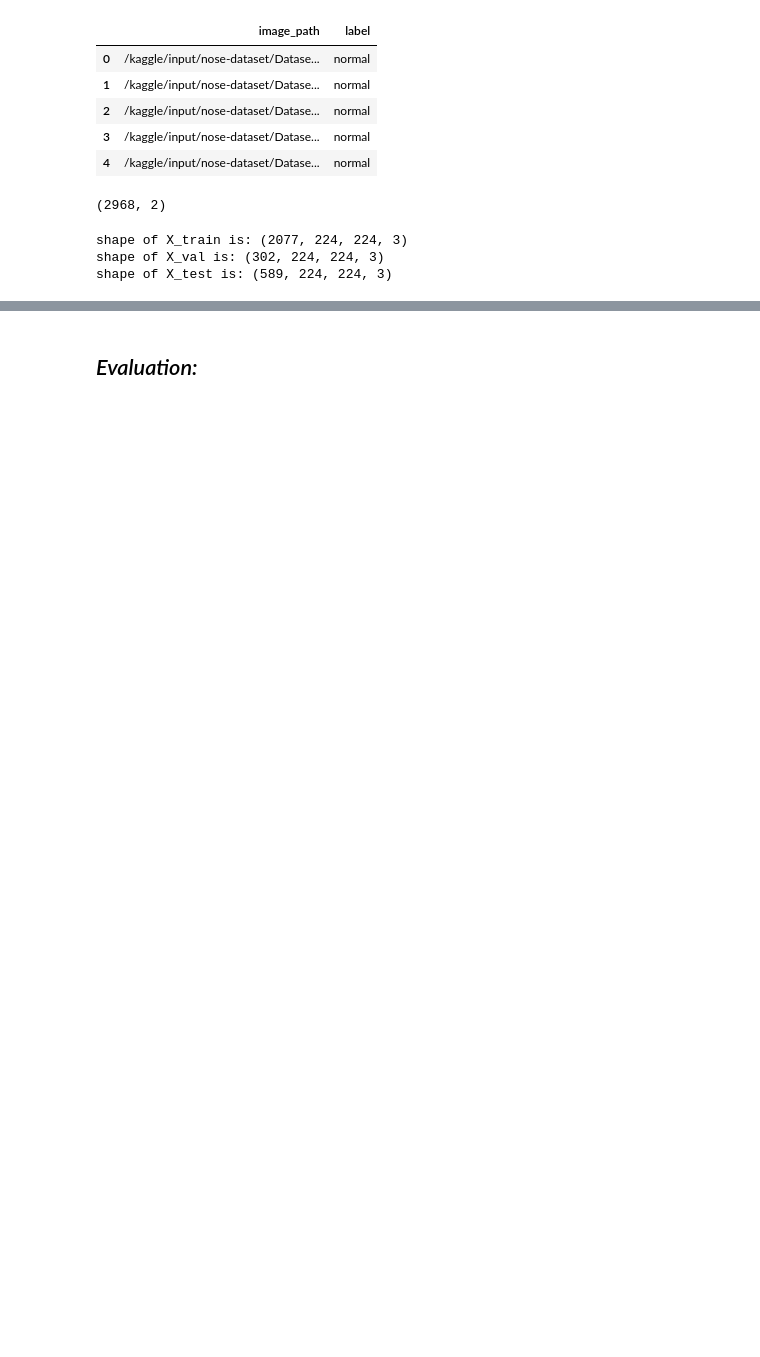
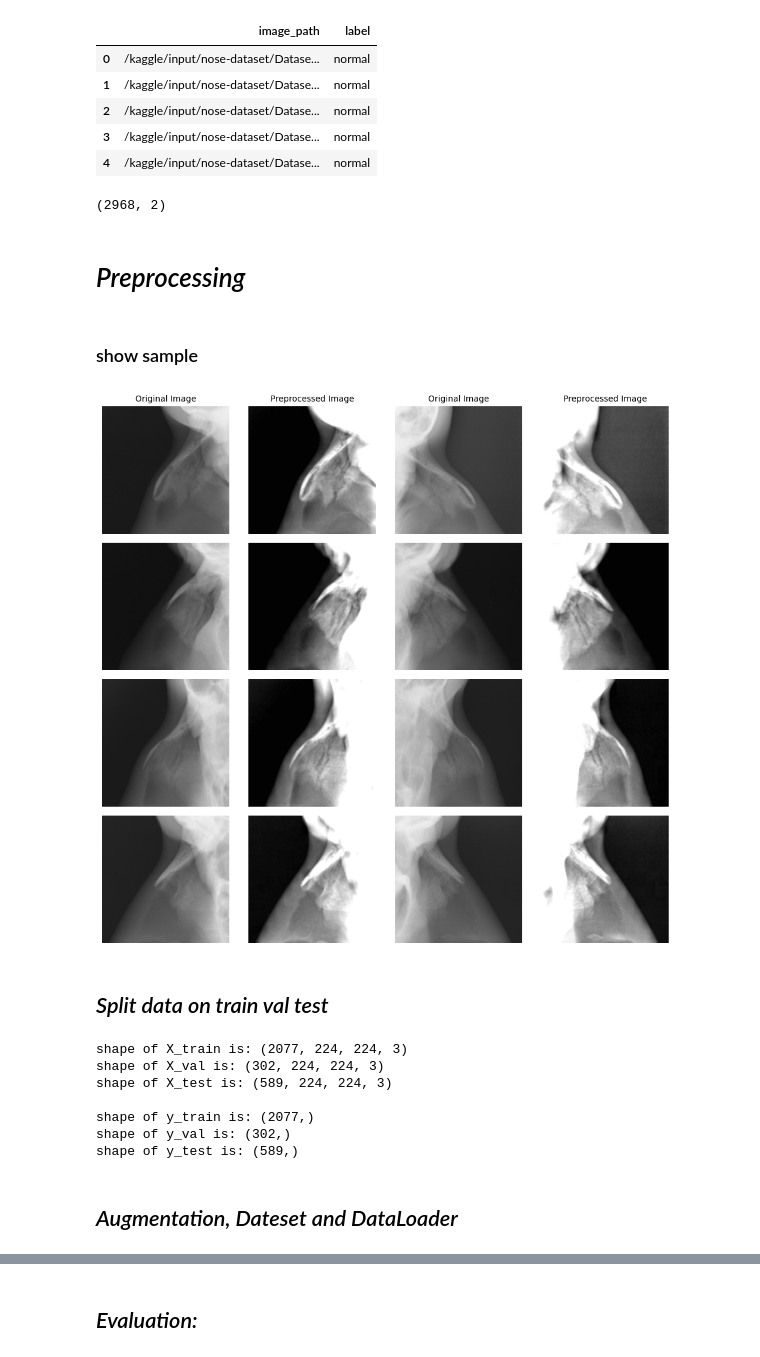
Before and after one commit to IMobinI/Nasal-Bones-Classification, a Jupyter notebook: swin-transformer.ipynb, the cells around one changed output, grey strips where cells are left out. Saved outputs shown, nothing was run; the diff lists cells and outputs as text; code cells hidden in the pictures; blank space fills up the shorter version.

```diff
--- a/swin-transformer.ipynb
+++ b/swin-transformer.ipynb
@@ -77,8 +79,10 @@ def read_images_from_df(df):
     return images, labels
 
 images, labels = read_images_from_df(df)
+# %% [markdown]
+# *Preprocessing*
 # %%
-def sharpen_image(image, kernel_size=(3, 3), strength=0.5):
+def sharpen_image(image, kernel_size=(3, 3), strength=0.25):
     kernel = np.array([[0, -1, 0],
                        [-1, 4, -1],
                        [0, -1, 0]])
@@ -99,22 +103,49 @@ def preprocessing(img):
     clahe = cv2.createCLAHE(clipLimit=2.0, tileGridSize=(16,16))
     cl1 = clahe.apply(gray_image)
 
-    sharpened_image = sharpen_image(cl1)
+    sharp1 = sharpen_image(cl1)
 
-    rgb = cv2.cvtColor(sharpened_image, cv2.COLOR_GRAY2RGB)
+    cl2 = 1 - sharp1
 
+    sharp2 = sharpen_image(cl2)
 
-#     sharpened_image = sharpen_image(img)
+    rgb = cv2.cvtColor(sharp2, cv2.COLOR_GRAY2RGB)
 
-#     kernel = np.ones((3,3), np.uint8)
-#     img_eroded = cv2.erode(rgb, kernel, iterations=1)
-
-#     noise = gaussian_noise(img_eroded)
-
-#     blurred_img = cv2.GaussianBlur(img_eroded, (5, 5), 0)
+    rgb = 1 - rgb
 
     return rgb
 # %%
+preprocessed_images = copy.deepcopy(images)
 for i in range (len(images)):
-    images[i] = preprocessing(images[i])
+    preprocessed_images[i] = preprocessing(images[i])
+# %% [markdown]
+### show sample
+# %%
+def show_smp(images, preprocessed_images, labels):
+    fig, axes = plt.subplots(4, 4, figsize=(10, 10))
+
+    for col in range(4):
+        if col % 2 == 0:
+            axes[0, col].set_title('Original Image', fontsize=10)
+        else:
+            axes[0, col].set_title('Preprocessed Image', fontsize=10)
+
+    for i in range(8):
+        ax = axes[i // 2, (i % 2) * 2]
+        ax.imshow(images[i])
+        ax.axis('off')
+
+        ax = axes[i // 2, (i % 2) * 2 + 1]
+        ax.imshow(preprocessed_images[i])
+        ax.axis('off')
+
+    plt.tight_layout(rect=[0, 0, 1, 0.95])
+    plt.show()
+
+
+show_smp(images, preprocessed_images, labels)
+# %% [output]
+[figure, added]
+# %% [markdown]
+## *Split data on train val test*
 # %%
@@ -126,7 +157,17 @@ X_val, X_test, y_val, y_test = train_test_split(X_val_test, y_val_test, test_siz
 print("shape of X_train is: {} ".format(X_train.shape))
 print("shape of X_val is: {}".format(X_val.shape))
 print("shape of X_test is: {}".format(X_test.shape))
+print()
+print("shape of y_train is: {} ".format(y_train.shape))
+print("shape of y_val is: {}".format(y_val.shape))
+print("shape of y_test is: {}".format(y_test.shape))
 # %% [output]
 shape of X_train is: (2077, 224, 224, 3)
 shape of X_val is: (302, 224, 224, 3)
 shape of X_test is: (589, 224, 224, 3)
+
+shape of y_train is: (2077,)
+shape of y_val is: (302,)
+shape of y_test is: (589,)
+# %% [markdown]
+## *Augmentation, Dateset and DataLoader*
```
Also changed, not shown: parts of 49 cells of this notebook.
